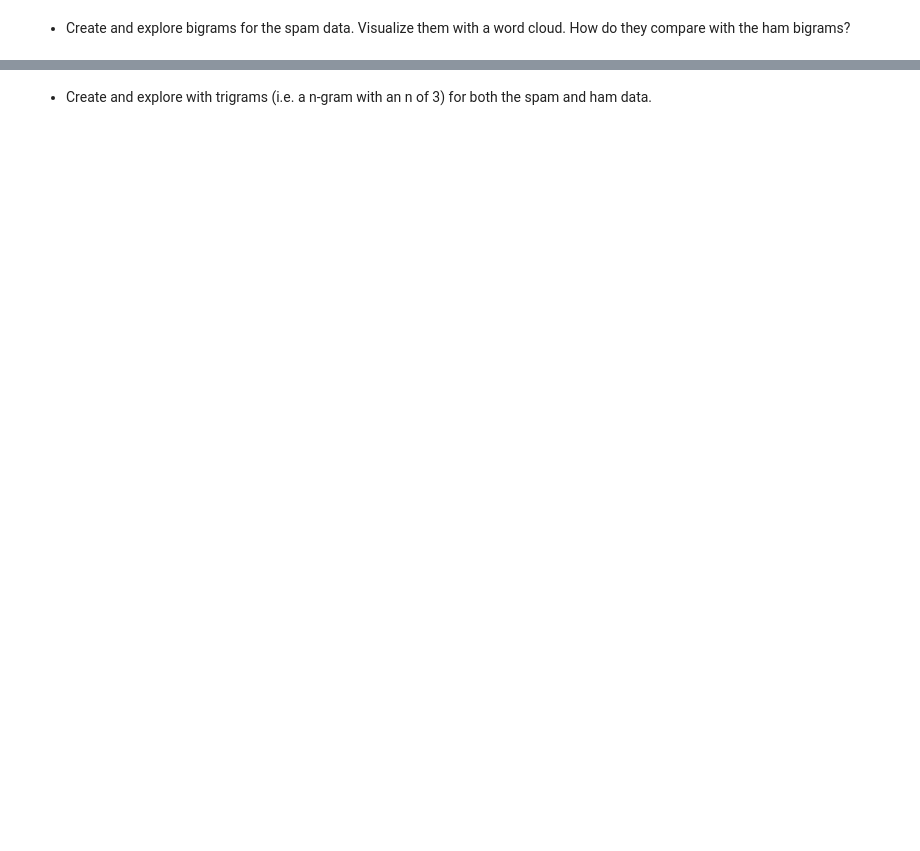
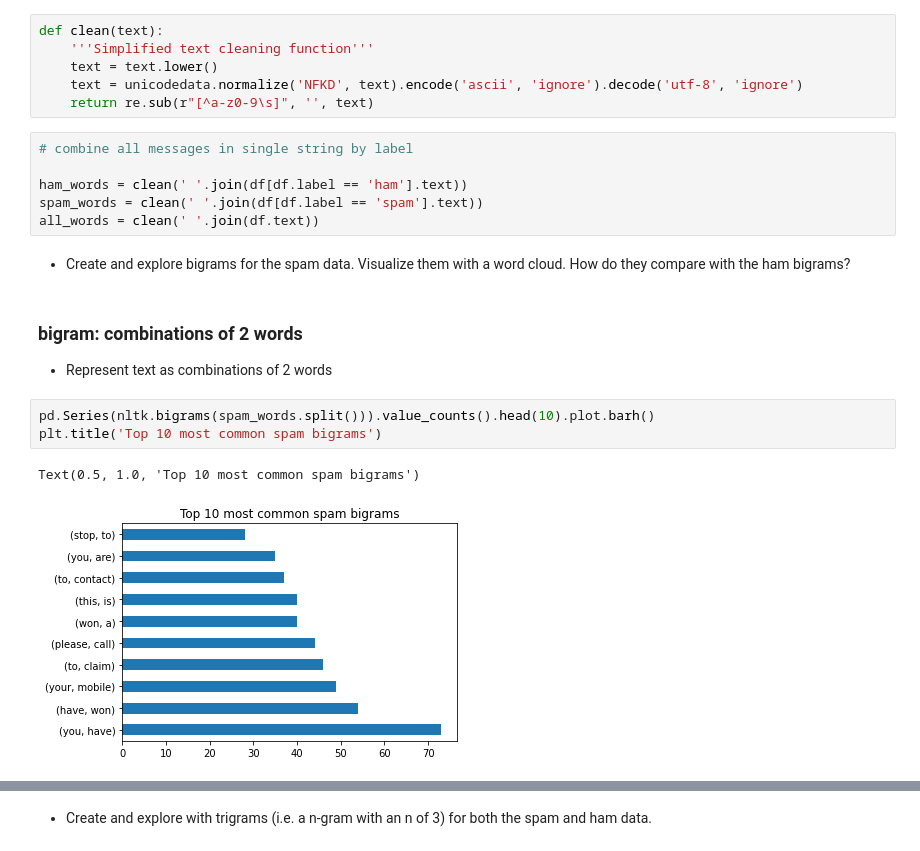
Before and after one commit to veronica-f-reyes/natural-language-processing-exercises, a Jupyter notebook: explore.ipynb, the cells around one changed output, grey strips where cells are left out. Saved outputs shown, nothing was run; the diff lists cells and outputs as text; blank space fills up the shorter version.

```diff
--- a/explore.ipynb
+++ b/explore.ipynb
@@ -34,5 +34,26 @@ df.head()
 | 2 | spam | Free entry in 2 a wkly comp to wi... |
 | 3 | ham | U dun say so early hor... U c alr... |
 | 4 | ham | Nah I don't think he goes to usf,... |
+# %%
+def clean(text):
+    '''Simplified text cleaning function'''
+    text = text.lower()
+    text = unicodedata.normalize('NFKD', text).encode('ascii', 'ignore').decode('utf-8', 'ignore')
+    return re.sub(r"[^a-z0-9\s]", '', text)
+# %%
+# combine all messages in single string by label
+
+ham_words = clean(' '.join(df[df.label == 'ham'].text))
+spam_words = clean(' '.join(df[df.label == 'spam'].text))
+all_words = clean(' '.join(df.text))
 # %% [markdown]
 - Create and explore bigrams for the spam data. Visualize them with a word cloud. How do they compare with the ham bigrams?
+# %% [markdown]
+### bigram: combinations of 2 words
+ - Represent text as combinations of 2 words
+# %%
+pd.Series(nltk.bigrams(spam_words.split())).value_counts().head(10).plot.barh()
+plt.title('Top 10 most common spam bigrams')
+# %% [output]
+Text(0.5, 1.0, 'Top 10 most common spam bigrams')
+[figure, added]
```
Also changed, not shown: parts of 9 cells of this notebook.
